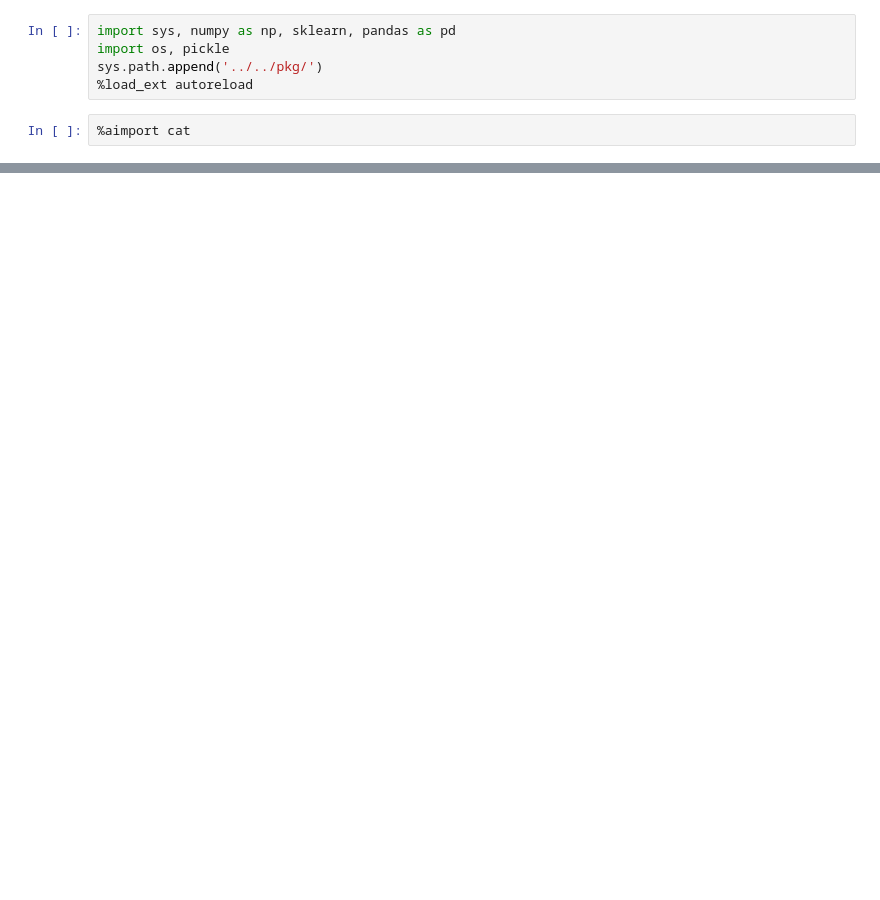
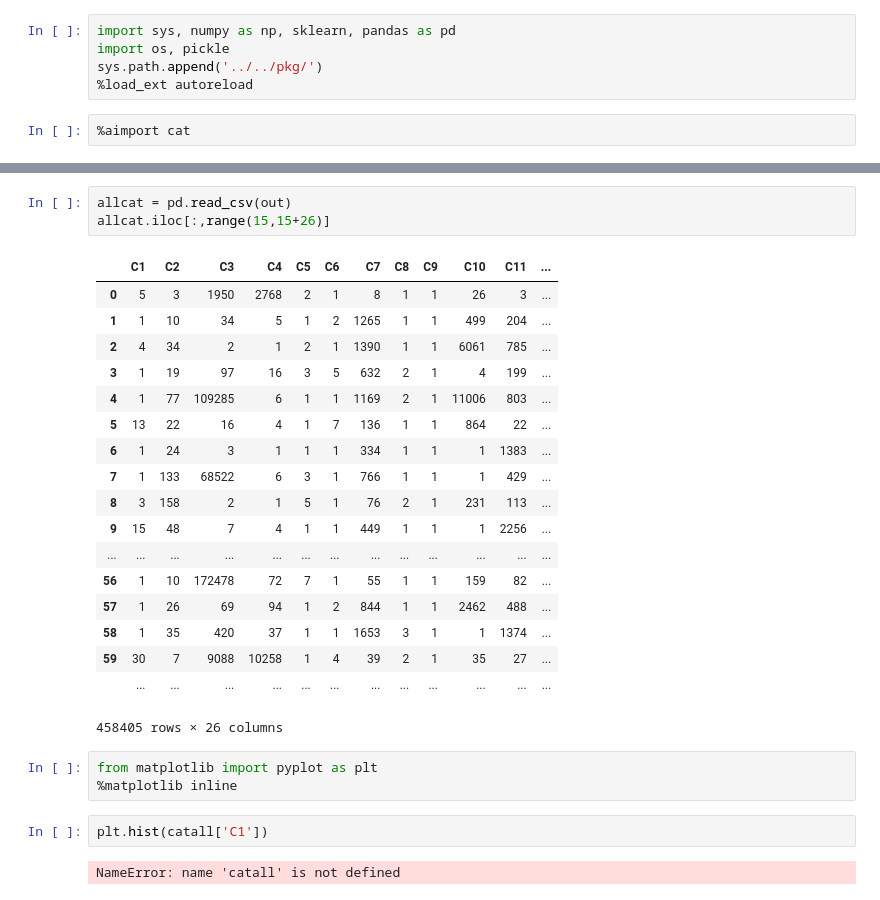
Before and after one commit to sutt/wnba, a Jupyter notebook: analysis/week1/cat2col1.ipynb, the cells around one changed output, grey strips where cells are left out. Cells and saved outputs as stored; diff of their text form; blank space fills up the shorter version.

```diff
--- a/analysis/week1/cat2col1.ipynb
+++ b/analysis/week1/cat2col1.ipynb
@@ -49,0 +58,29 @@ mycat
+# %%
+allcat = pd.read_csv(out)
+allcat.iloc[:,range(15,15+26)]
+# %% [output]
+|  | C1 | C2 | C3 | C4 | C5 | C6 | C7 | C8 | C9 | C10 | C11 | ... |
+| 0 | 5 | 3 | 1950 | 2768 | 2 | 1 | 8 | 1 | 1 | 26 | 3 | ... |
+| 1 | 1 | 10 | 34 | 5 | 1 | 2 | 1265 | 1 | 1 | 499 | 204 | ... |
+| 2 | 4 | 34 | 2 | 1 | 2 | 1 | 1390 | 1 | 1 | 6061 | 785 | ... |
+| 3 | 1 | 19 | 97 | 16 | 3 | 5 | 632 | 2 | 1 | 4 | 199 | ... |
+| 4 | 1 | 77 | 109285 | 6 | 1 | 1 | 1169 | 2 | 1 | 11006 | 803 | ... |
+| 5 | 13 | 22 | 16 | 4 | 1 | 7 | 136 | 1 | 1 | 864 | 22 | ... |
+| 6 | 1 | 24 | 3 | 1 | 1 | 1 | 334 | 1 | 1 | 1 | 1383 | ... |
+| 7 | 1 | 133 | 68522 | 6 | 3 | 1 | 766 | 1 | 1 | 1 | 429 | ... |
+| 8 | 3 | 158 | 2 | 1 | 5 | 1 | 76 | 2 | 1 | 231 | 113 | ... |
+| 9 | 15 | 48 | 7 | 4 | 1 | 1 | 449 | 1 | 1 | 1 | 2256 | ... |
+| ... | ... | ... | ... | ... | ... | ... | ... | ... | ... | ... | ... | ... |
+| 56 | 1 | 10 | 172478 | 72 | 7 | 1 | 55 | 1 | 1 | 159 | 82 | ... |
+| 57 | 1 | 26 | 69 | 94 | 1 | 2 | 844 | 1 | 1 | 2462 | 488 | ... |
+| 58 | 1 | 35 | 420 | 37 | 1 | 1 | 1653 | 3 | 1 | 1 | 1374 | ... |
+| 59 | 30 | 7 | 9088 | 10258 | 1 | 4 | 39 | 2 | 1 | 35 | 27 | ... |
+|  | ... | ... | ... | ... | ... | ... | ... | ... | ... | ... | ... | ... |
+458405 rows × 26 columns
+# %%
+from matplotlib import pyplot as plt
+%matplotlib inline
+# %%
+plt.hist(catall['C1'])
+# %% [output]
+NameError: name 'catall' is not defined
```
Also changed, not shown: parts of 11 cells of this notebook, 1 other file.
